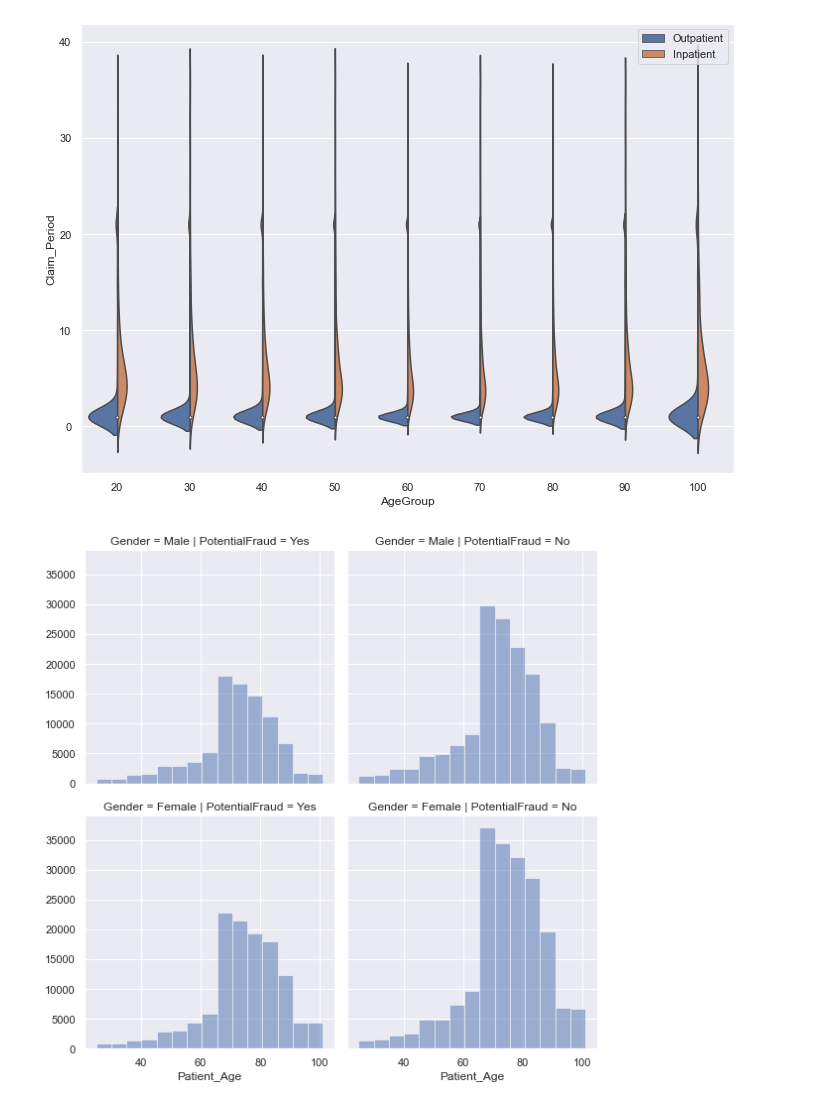
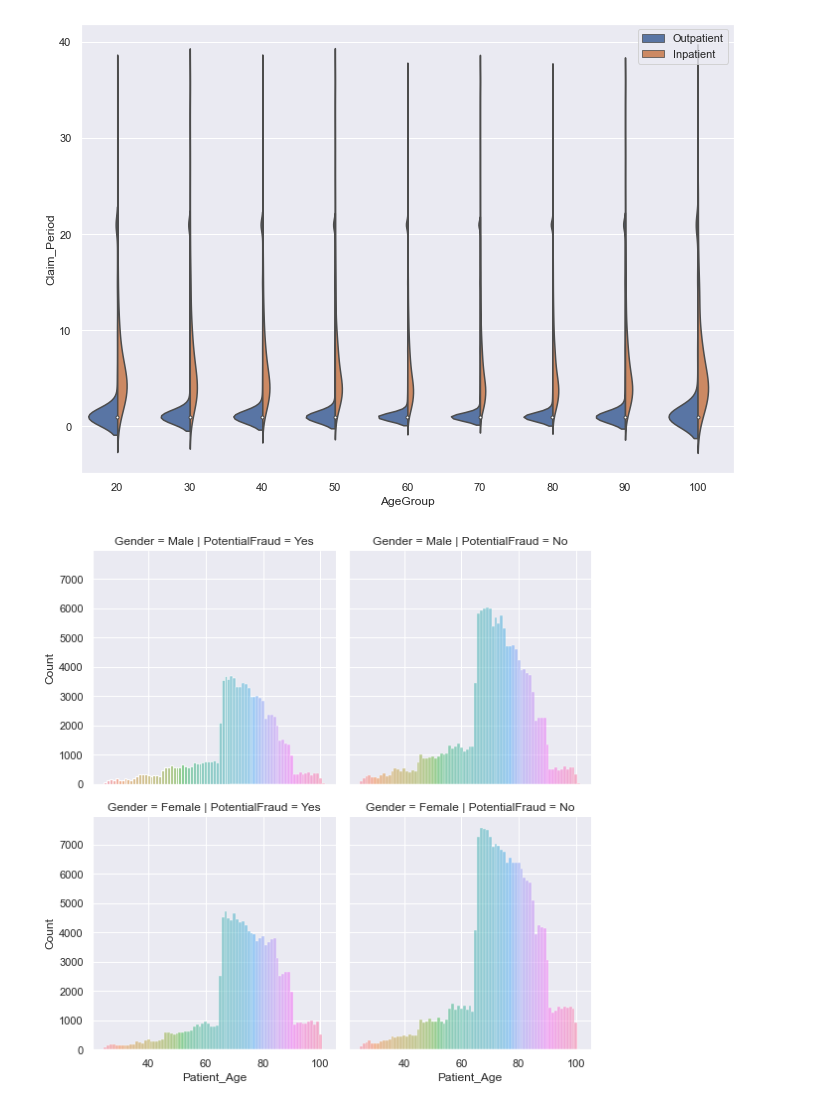
Before and after one commit to wx0373/Medical-fraud, a Jupyter notebook: Age_Period/age&period.ipynb, the cells around one changed output. Saved outputs shown, nothing was run; the diff lists cells and outputs as text; code cells hidden in the pictures.

```diff
--- a/Age_Period/age&period.ipynb
+++ b/Age_Period/age&period.ipynb
@@ -86,7 +80,0 @@ df['Gender'][df.Gender==1]='Male'
-# %%
-g = sns.FacetGrid(df, row='Gender', col='PotentialFraud', size=4)
-g.map(plt.hist, 'Patient_Age', alpha=0.5, bins=15)
-g.add_legend()
-plt.savefig('Gender_PatientAge_Fraud')
-# %% [output]
-[figure, removed]
@@ -92,0 +86,10 @@ plt.savefig('Gender_PatientAge_Fraud')
+# %%
+
+g = sns.FacetGrid(df, row='Gender', col='PotentialFraud', size=4,hue='Patient_Age')
+
+g.map(sns.histplot, 'Patient_Age', alpha=0.5 )
+
+
+plt.savefig('./pics/Gender_PatientAge_Fraud')
+# %% [output]
+[figure, added]
```
Also changed, not shown: parts of 4 cells of this notebook.
